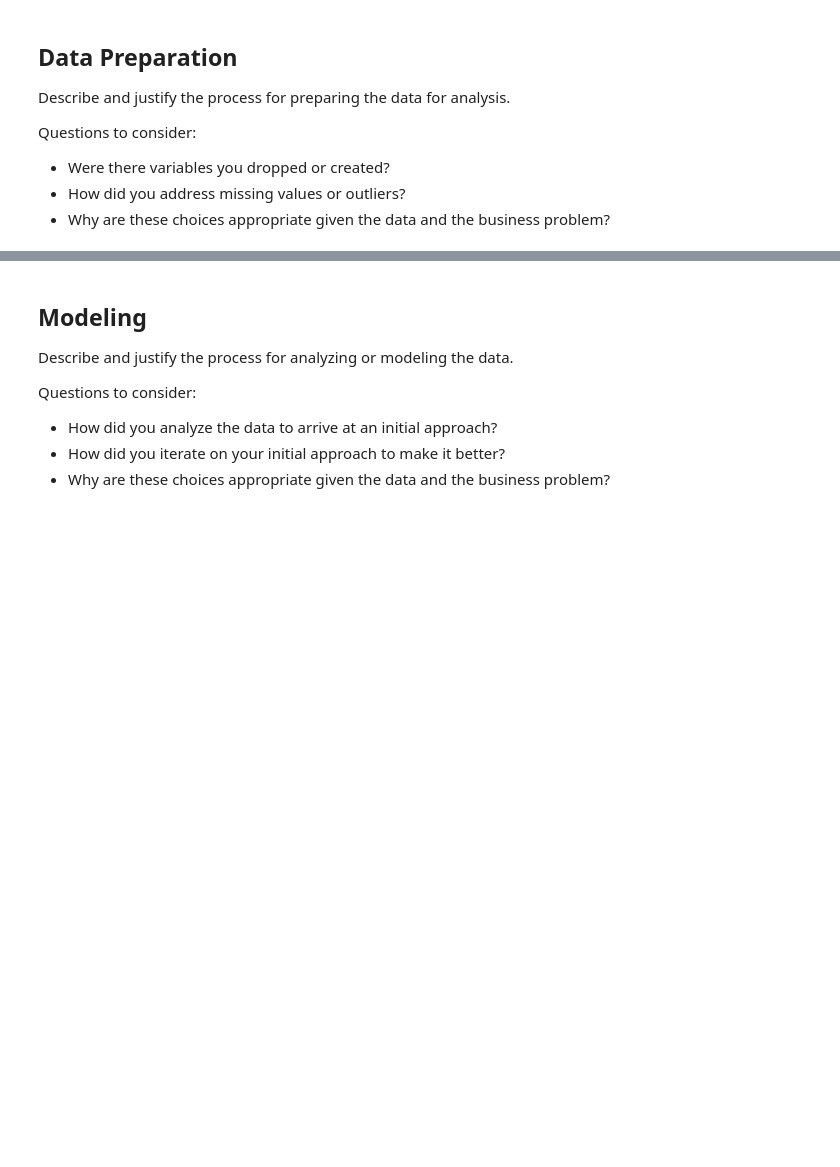
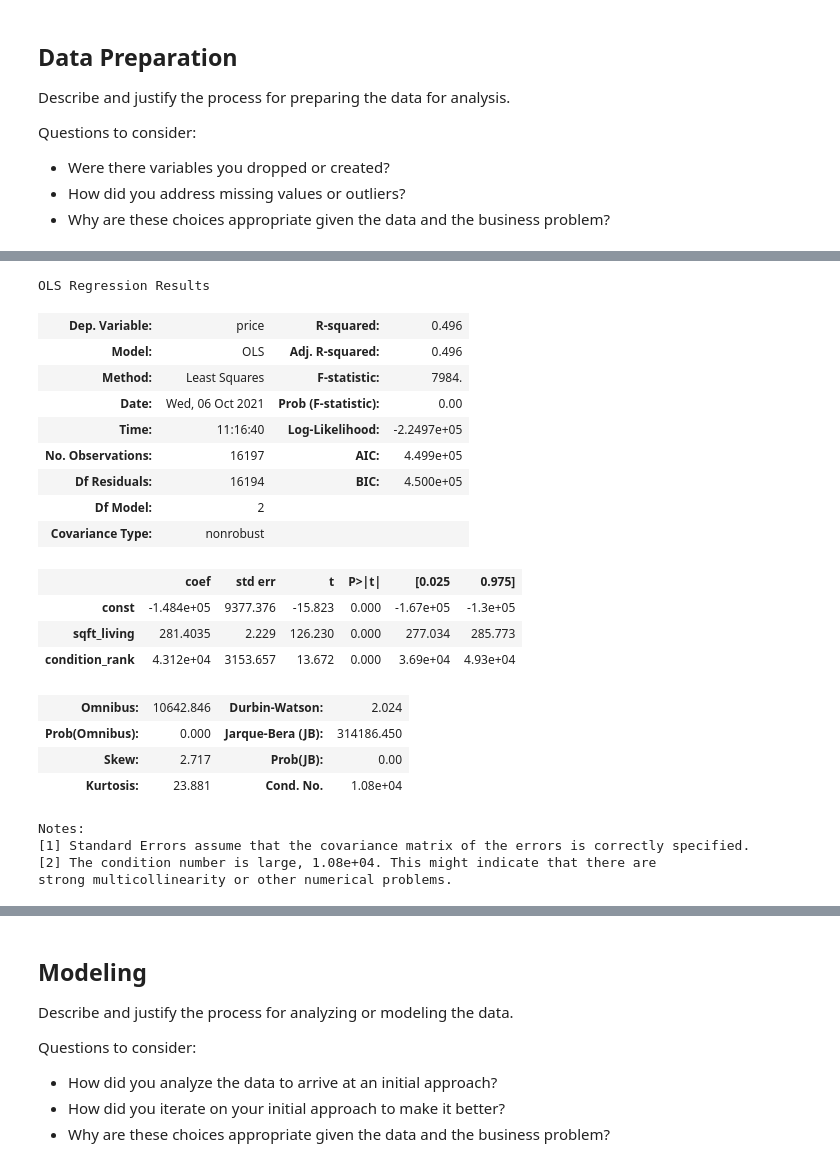
Before and after one commit to JenSans/Housing-Project, a Jupyter notebook: notebooks/Jen/Jen.ipynb, the cells around one changed output, grey strips where cells are left out. Saved outputs shown, nothing was run; the diff lists cells and outputs as text; code cells hidden in the pictures; blank space fills up the shorter version.

```diff
--- a/notebooks/Jen/Jen.ipynb
+++ b/notebooks/Jen/Jen.ipynb
@@ -393,0 +257,9 @@ strong multicollinearity or other numerical problems.
+# %%
+# Create a numeric column for this categorical variable to feed into the model using Ordinal Encoder
+enc = OrdinalEncoder(categories=[condition_rank])
+enc.fit(X_train[['condition']])
+ranks = pd.DataFrame(enc.transform(X_train[['condition']]))
+
+# Create a dataframe to add to the data.
+ranks.rename(columns={0: "condition_rank"}, inplace=True)
+display(ranks.head())
@@ -393,0 +273,4 @@ strong multicollinearity or other numerical problems.
+# %%
+# Create a list of the values from the ranks dataframe to add to a new column in the simple_model_X_train dataframe
+values = list(ranks['condition_rank'].values)
+simple_model_X_train.insert(1, "condition_rank", values, True)
@@ -393,0 +294,5 @@ strong multicollinearity or other numerical problems.
+# %%
+# Create a new column showing the age of the home when it was sold to feed into the model.
+X_train['date'] = pd.to_datetime(X_train['date'])
+X_train['home_age_when_sold'] = X_train['date'].dt.year - X_train['yr_built']
+X_train['home_age_when_sold']
@@ -393,0 +322,4 @@ strong multicollinearity or other numerical problems.
+# %%
+# Add home_age_when_sold column to simple_model_X_train
+values = list(X_train['home_age_when_sold'].values)
+simple_model_X_train.insert(2, "home_age_when_sold", values, True)
@@ -393,0 +343,27 @@ strong multicollinearity or other numerical problems.
+# %%
+# Check on how condition rank affects the baseline model.
+model_0 = sm.OLS(endog=y_train, exog=sm.add_constant(simple_model_X_train[['sqft_living', 'condition_rank']])).fit()
+model_0.summary()
+# %% [output]
+OLS Regression Results
+| Dep. Variable: | price | R-squared: | 0.496 |
+| Model: | OLS | Adj. R-squared: | 0.496 |
+| Method: | Least Squares | F-statistic: | 7984. |
+| Date: | Wed, 06 Oct 2021 | Prob (F-statistic): | 0.00 |
+| Time: | 11:16:40 | Log-Likelihood: | -2.2497e+05 |
+| No. Observations: | 16197 | AIC: | 4.499e+05 |
+| Df Residuals: | 16194 | BIC: | 4.500e+05 |
+| Df Model: | 2 |  |  |
+| Covariance Type: | nonrobust |  |  |
+|  | coef | std err | t | P>|t| | [0.025 | 0.975] |
+| const | -1.484e+05 | 9377.376 | -15.823 | 0.000 | -1.67e+05 | -1.3e+05 |
+| sqft_living | 281.4035 | 2.229 | 126.230 | 0.000 | 277.034 | 285.773 |
+| condition_rank | 4.312e+04 | 3153.657 | 13.672 | 0.000 | 3.69e+04 | 4.93e+04 |
+| Omnibus: | 10642.846 | Durbin-Watson: | 2.024 |
+| Prob(Omnibus): | 0.000 | Jarque-Bera (JB): | 314186.450 |
+| Skew: | 2.717 | Prob(JB): | 0.00 |
+| Kurtosis: | 23.881 | Cond. No. | 1.08e+04 |
+Notes:
+[1] Standard Errors assume that the covariance matrix of the errors is correctly specified.
+[2] The condition number is large, 1.08e+04. This might indicate that there are
+strong multicollinearity or other numerical problems.
```
Also changed, not shown: parts of 46 cells of this notebook.
